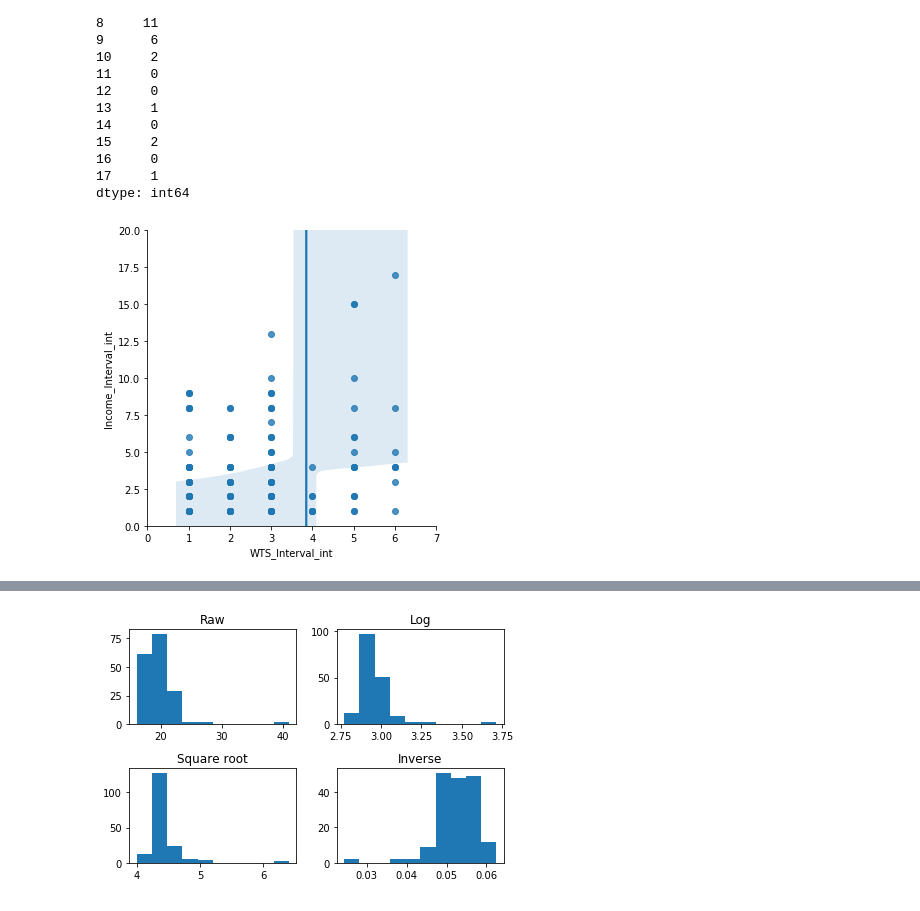
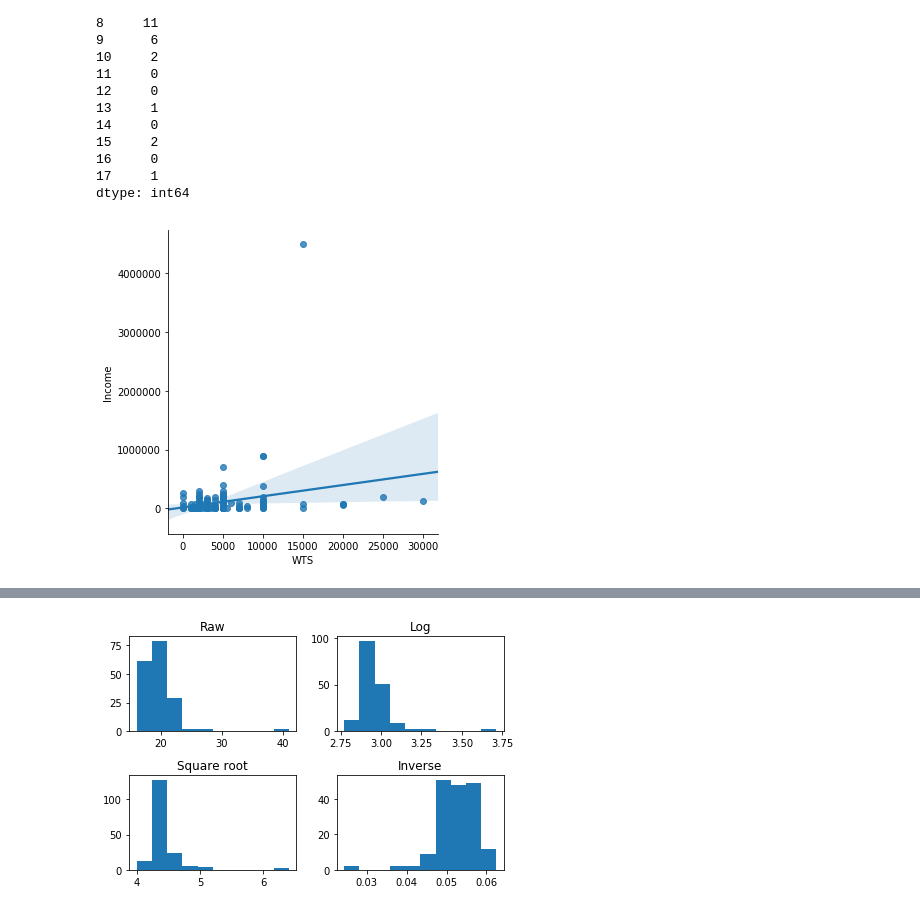
Before and after one commit to jmfrazier/Unit-2, a Jupyter notebook: 2.1.8.ipynb, the cells around one changed output, grey strips where cells are left out. Saved outputs shown, nothing was run; the diff lists cells and outputs as text; code cells hidden in the pictures.

```diff
--- a/2.1.8.ipynb
+++ b/2.1.8.ipynb
@@ -149,15 +156,14 @@ Income_Interval
 17     1
 dtype: int64
 # %%
-#comparing willingness to sell to income to see if there is a high correlation between the two as we would expect
+#checking to see if there is an obvious relationship between WTS and Income, then combining them into one variable for further
+#analysis
 ds['WTS_Interval_int'] = ds['WTS_Interval'].astype(int)
 ds['Income_Interval_int'] = ds['Income_Interval'].astype(int)
-ax = sns.lmplot(y='Income_Interval_int', x='WTS_Interval_int', data=ds)
-ax.set(xlim=(0, 7))
-ax.set(ylim=(0, 20))
+ax = sns.lmplot(y='Income', x='WTS', data=ds)
 plt.show()
-means = ds[['WTS_Interval_int','Income_Interval_int']].mean(axis=0)
-stds = ds[['WTS_Interval_int','Income_Interval_int']].std(axis=0)
-ds['WTS+Income'] = ((ds[['WTS_Interval_int','Income_Interval_int']] - means) / stds).mean(axis=1)
+means = ds[['WTS','Income']].mean(axis=0)
+stds = ds[['WTS','Income']].std(axis=0)
+ds['WTS_Income'] = ((ds[['WTS','Income']] - means) / stds).mean(axis=1)
 # %% [output]
-[figure, old version]
+[figure, new version]
```
Also changed, not shown: parts of 17 cells of this notebook.
